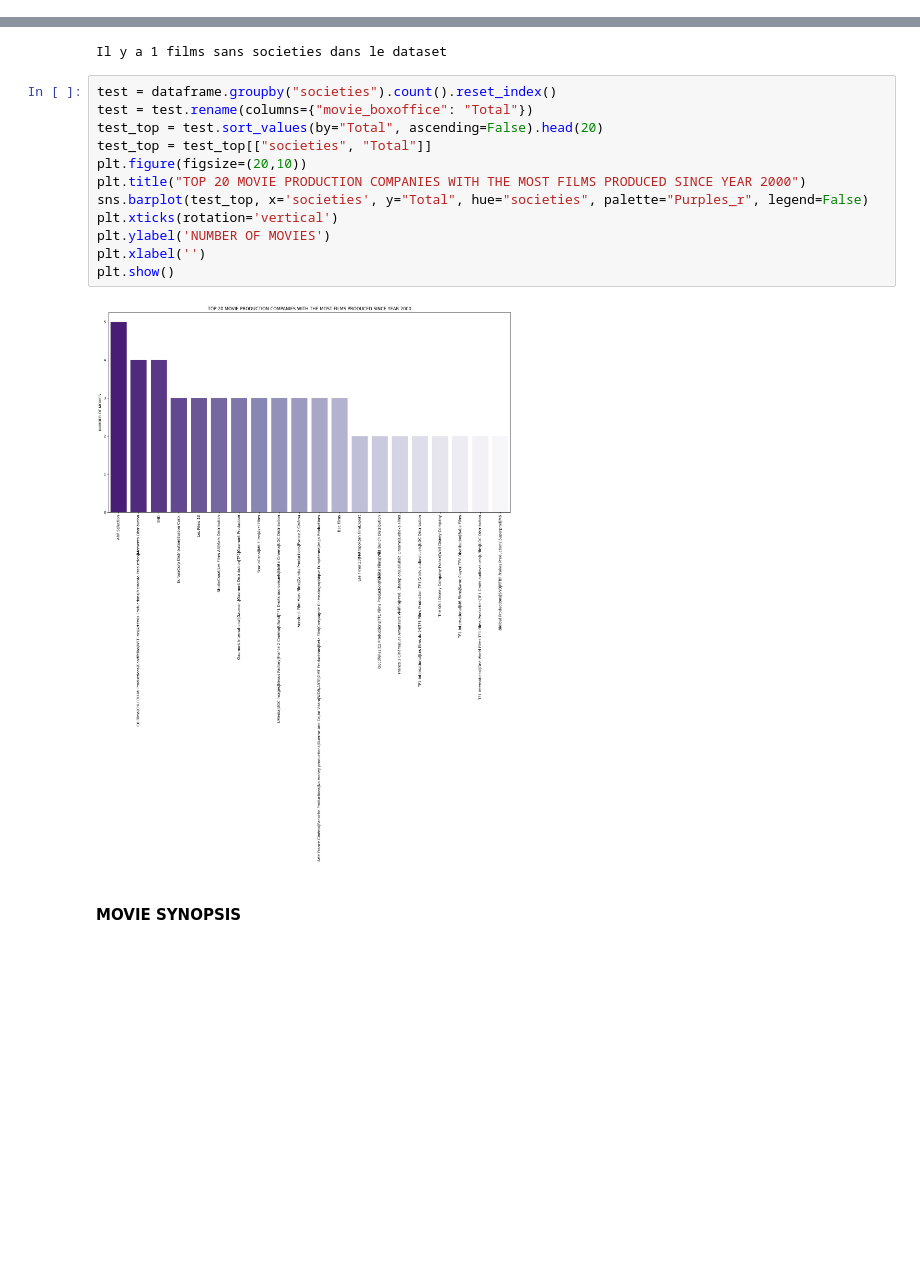
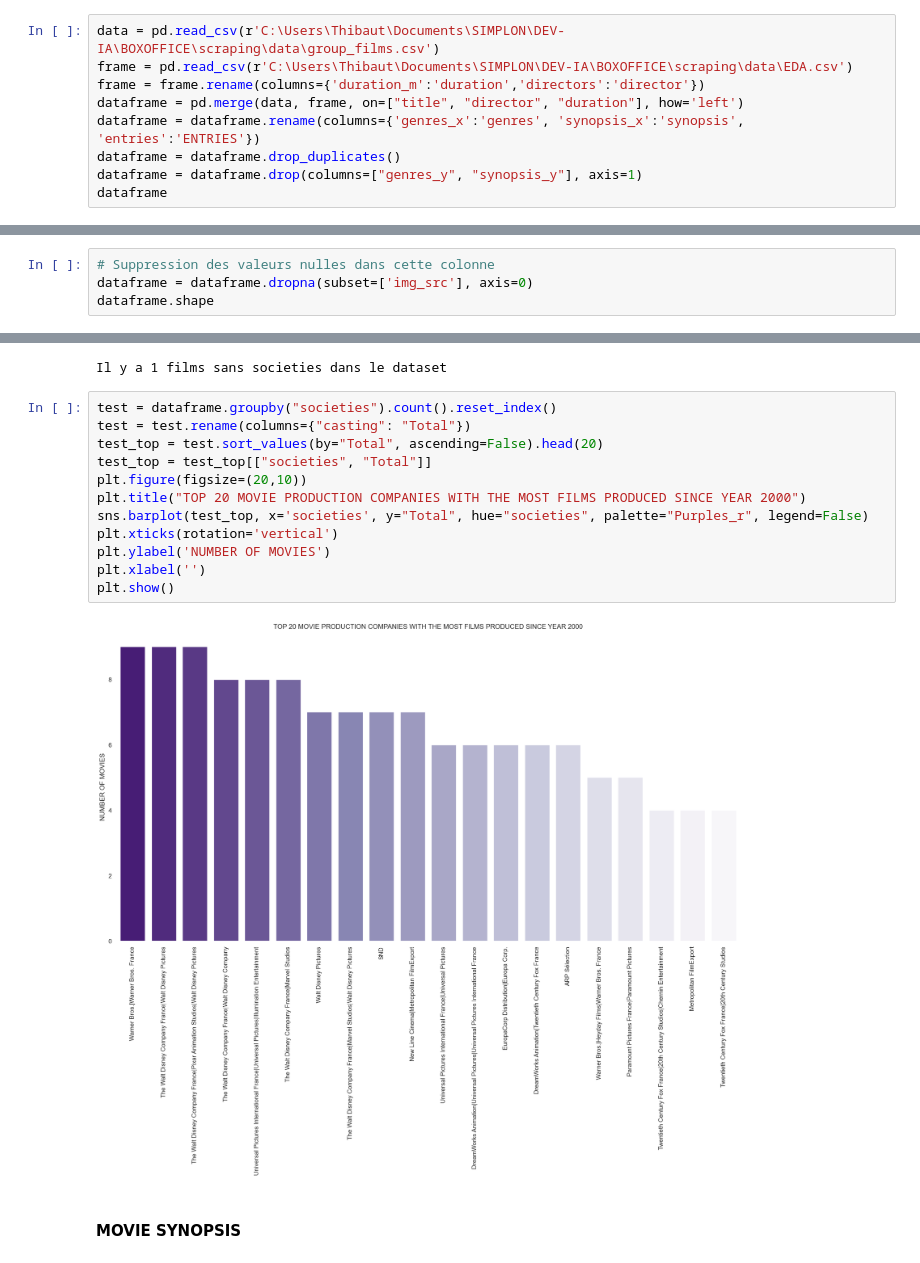
Before and after one commit to t7bo/BOX, a Jupyter notebook: eda/EDA.ipynb, the cells around one changed output, grey strips where cells are left out. Saved outputs shown, nothing was run; the diff lists cells and outputs as text; blank space fills up the shorter version.

```diff
--- a/eda/EDA.ipynb
+++ b/eda/EDA.ipynb
@@ -224,0 +216,9 @@ dataframe.shape
+# %%
+data = pd.read_csv(r'C:\Users\Thibaut\Documents\SIMPLON\DEV-IA\BOXOFFICE\scraping\data\group_films.csv')
+frame = pd.read_csv(r'C:\Users\Thibaut\Documents\SIMPLON\DEV-IA\BOXOFFICE\scraping\data\EDA.csv')
+frame = frame.rename(columns={'duration_m':'duration','directors':'director'})
+dataframe = pd.merge(data, frame, on=["title", "director", "duration"], how='left')
+dataframe = dataframe.rename(columns={'genres_x':'genres', 'synopsis_x':'synopsis', 'entries':'ENTRIES'})
+dataframe = dataframe.drop_duplicates()
+dataframe = dataframe.drop(columns=["genres_y", "synopsis_y"], axis=1)
+dataframe
@@ -603,0 +452,4 @@ Il y a 6 films sans img_src dans le dataset
+# %%
+# Suppression des valeurs nulles dans cette colonne
+dataframe = dataframe.dropna(subset=['img_src'], axis=0)
+dataframe.shape
@@ -647,18 +474,18 @@ print(f'Il y a {nan} films sans societies dans le dataset')
 Il y a 1 films sans societies dans le dataset
 # %%
 test = dataframe.groupby("societies").count().reset_index()
-test = test.rename(columns={"movie_boxoffice": "Total"})
+test = test.rename(columns={"casting": "Total"})
 test_top = test.sort_values(by="Total", ascending=False).head(20)
 test_top = test_top[["societies", "Total"]]
 plt.figure(figsize=(20,10))
 plt.title("TOP 20 MOVIE PRODUCTION COMPANIES WITH THE MOST FILMS PRODUCED SINCE YEAR 2000")
 sns.barplot(test_top, x='societies', y="Total", hue="societies", palette="Purples_r", legend=False)
 plt.xticks(rotation='vertical')
 plt.ylabel('NUMBER OF MOVIES')
 plt.xlabel('')
 plt.show()
 # %% [output]
-[figure, old version]
+[figure, new version]
 # %% [markdown]
 #### MOVIE SYNOPSIS
 # %%
```
Also changed, not shown: parts of 81 cells of this notebook, 1 other file.
